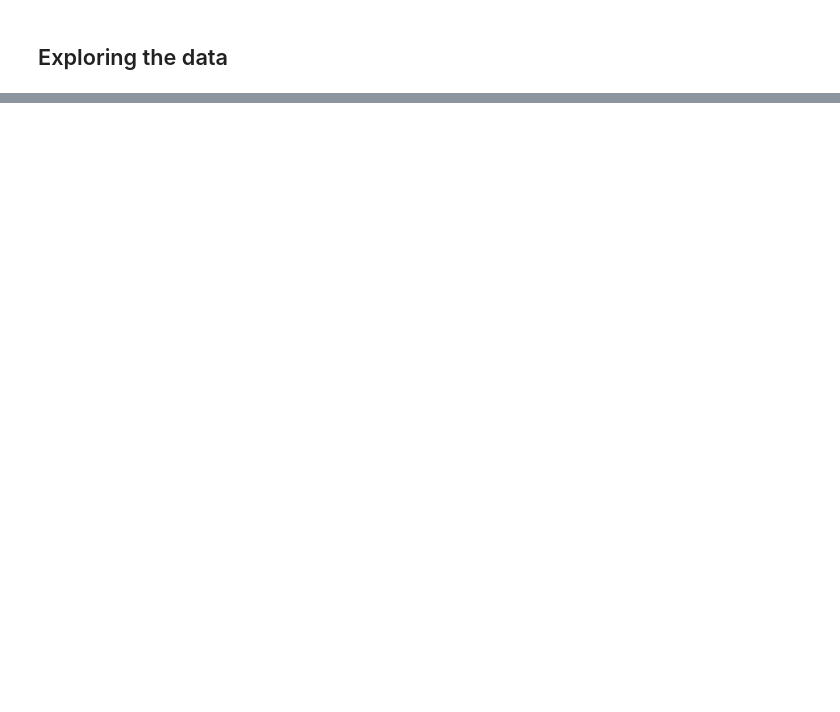
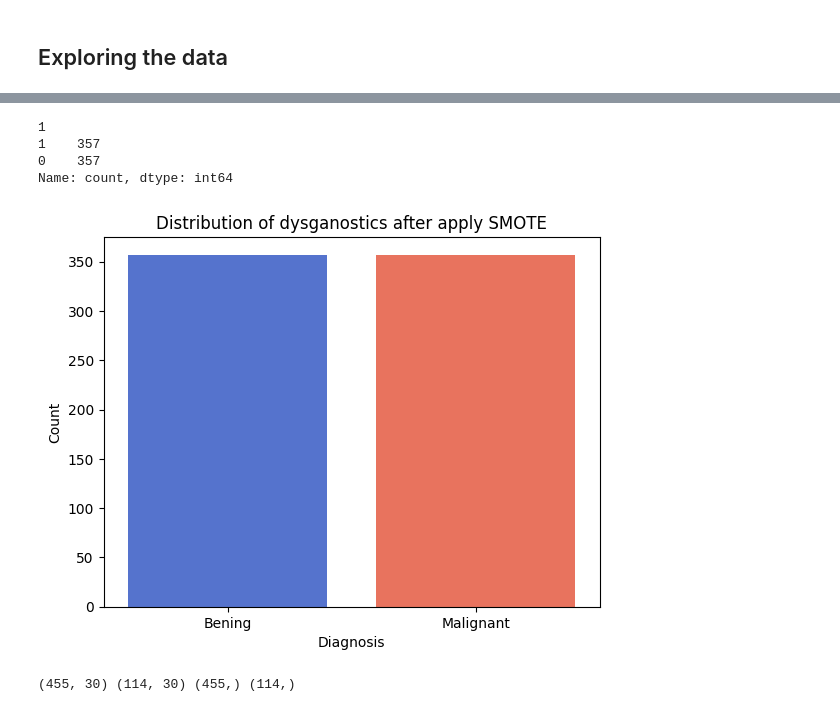
Before and after one commit to ThiagoLahass/Breast-Cancer-Diagnostic-Prediction-with-Machine-Learning, a Jupyter notebook: Breast-Cancer-Diagnostic.ipynb, the cells around one changed output, grey strips where cells are left out. Drawn from its saved outputs; the diff is of its cells as text; code cells hidden in the pictures; blank space fills up the shorter version.

```diff
--- a/Breast-Cancer-Diagnostic.ipynb
+++ b/Breast-Cancer-Diagnostic.ipynb
@@ -106,0 +169,27 @@ df.head()
+# %%
+x = df.drop([0,1], axis = 1).values
+y = df[1]
+# %%
+# Treating the problem of unbalanced data with SMOTE that generates synthetic data to balance the data
+smote = SMOTE(random_state = 3)
+x_smote, y_smote = smote.fit_resample(x, y)
+
+colors = {'Bening': '#4169E1', 'Malignant': '#FF6347'}
+ax = sns.countplot(x=y_smote, palette=colors.values())
+ax.set_xlabel('Diagnosis')
+ax.set_ylabel('Count')
+ax.set_title('Distribution of dysganostics after apply SMOTE')
+ax.set_xticklabels(['Bening', 'Malignant'])
+y_smote.value_counts()
+# %% [output]
+1
+1    357
+0    357
+Name: count, dtype: int64
+[figure, added]
+# %%
+# x_train, x_test, y_train, y_test = train_test_split(x_smote, y_smote, test_size = 0.2, random_state = 42) # using data from SMOTE
+x_train, x_test, y_train, y_test = train_test_split(x, y, test_size = 0.2, random_state = 42)
+print(x_train.shape, x_test.shape, y_train.shape, y_test.shape)
+# %% [output]
+(455, 30) (114, 30) (455,) (114,)
```
Also changed, not shown: parts of 30 cells of this notebook.
